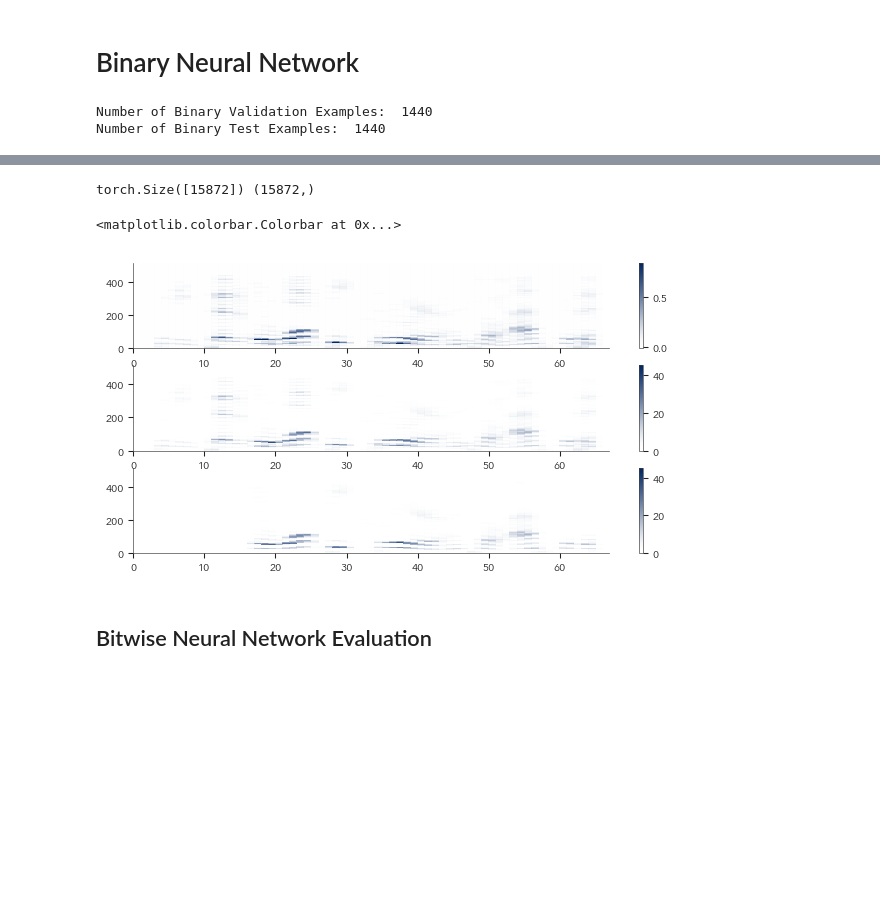
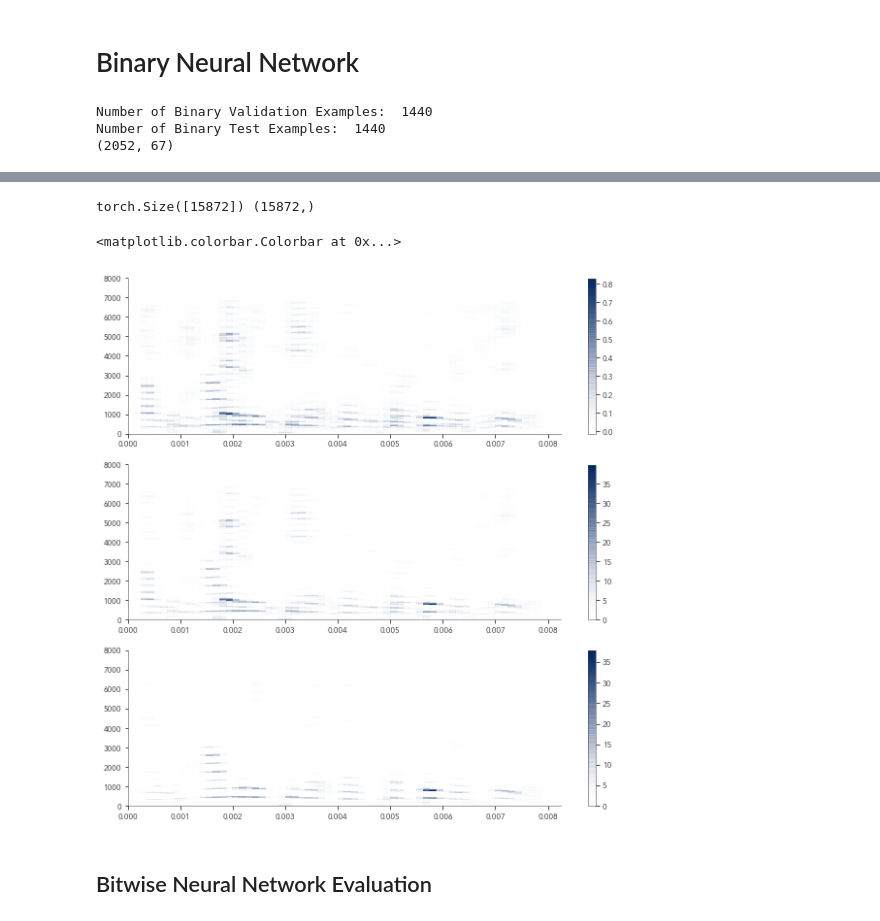
Before and after one commit to rhiga2/BinaryNeuralNetwork, a Jupyter notebook: loss_and_metrics/evaluate_models.ipynb, the cells around one changed output, grey strips where cells are left out. Cells and saved outputs as stored; diff of their text form; code cells hidden in the pictures; blank space fills up the shorter version.

```diff
--- a/loss_and_metrics/evaluate_models.ipynb
+++ b/loss_and_metrics/evaluate_models.ipynb
@@ -77,45 +54,48 @@ def get_audio_output(model, binary_sample, raw_sample, sampling_rate=16000):
 # %%
-my_stft = stft.STFT(nfft=1024, stride=256, win='hann')
-my_istft = stft.ISTFT(nfft=1024, stride=256, win='hann')
+sample_rate = 8000
 quantizer = quantized_data.Quantizer()
 disperser = quantized_data.Disperser(4)
 valset = utils.DatasetFromDirectory('/media/data/binary_audio/val', template='binary_data*.npz')
 raw_valset = utils.DatasetFromDirectory('/media/data/binary_audio/val', template='raw_data*.npz')
 testset = utils.DatasetFromDirectory('/media/data/binary_audio/test', template='binary_data*.npz')
 raw_testset = utils.DatasetFromDirectory('/media/data/binary_audio/test', template='raw_data*.npz')
 test_dl = DataLoader(testset, batch_size=16, shuffle=False)
 raw_dl = DataLoader(raw_testset, batch_size=16, shuffle=False)
 print('Number of Binary Validation Examples: ', len(valset))
 print('Number of Binary Test Examples: ', len(testset))
 
 bmag = valset[1]['bmag']
+print(bmag.shape)
 ibm = torch.FloatTensor(valset[1]['ibm'])
 mix = raw_valset[1]['mix']
-ipd.display(ipd.Audio(mix, rate=8000))
+ipd.display(ipd.Audio(mix, rate=sample_rate))
 spec = quantized_data.accumulate(bmag, quantizer, disperser)
 mix_mag, mix_phase = my_stft(torch.FloatTensor(mix).unsqueeze(0))
 ideal = my_istft(mix_mag * ibm, mix_phase).squeeze(0)
-ipd.display(ipd.Audio(ideal, rate=8000))
+ipd.display(ipd.Audio(ideal, rate=sample_rate))
 print(ideal.size(), mix.shape)
 
-plt.figure()
+time = np.arange(spec.shape[1]) / sample_rate
+freqs = np.arange(spec.shape[0]) * 8000 / spec.shape[0]
+plt.figure(figsize = (10, 10))
 plt.subplot(311)
-plt.pcolormesh(spec)
+plt.pcolormesh(time, freqs, spec)
 plt.colorbar()
 plt.subplot(312)
-plt.pcolormesh(mix_mag.squeeze(0))
+plt.pcolormesh(time, freqs, mix_mag.squeeze(0))
 plt.colorbar()
 plt.subplot(313)
-plt.pcolormesh(mix_mag.squeeze(0) * ibm)
+plt.pcolormesh(time, freqs, mix_mag.squeeze(0) * ibm)
 plt.colorbar()
 # %% [output]
 Number of Binary Validation Examples:  1440
 Number of Binary Test Examples:  1440
+(2052, 67)
 [interactive output not drawn]
 [interactive output not drawn]
 torch.Size([15872]) (15872,)
 <matplotlib.colorbar.Colorbar at 0x...>
-[figure, old version]
+[figure, new version]
 # %% [markdown]
 ## Bitwise Neural Network Evaluation
 # %%
```
Also changed, not shown: parts of 10 cells of this notebook, 13 other files.
